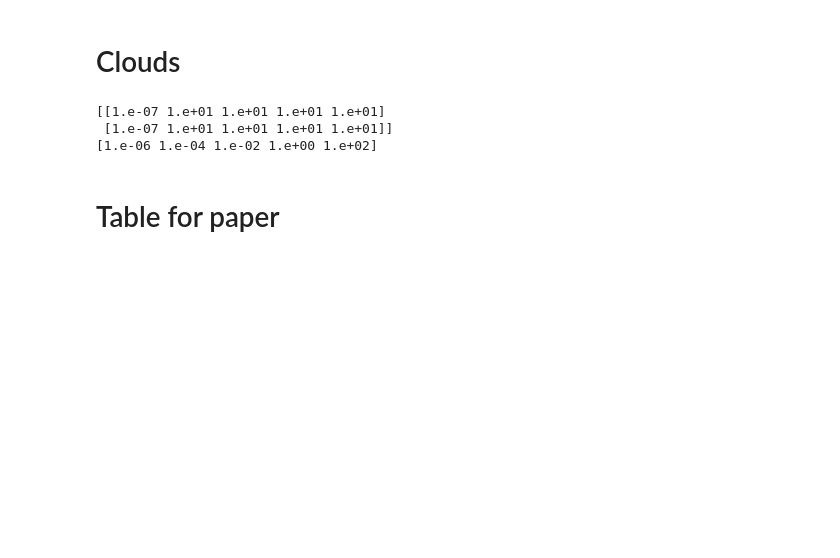
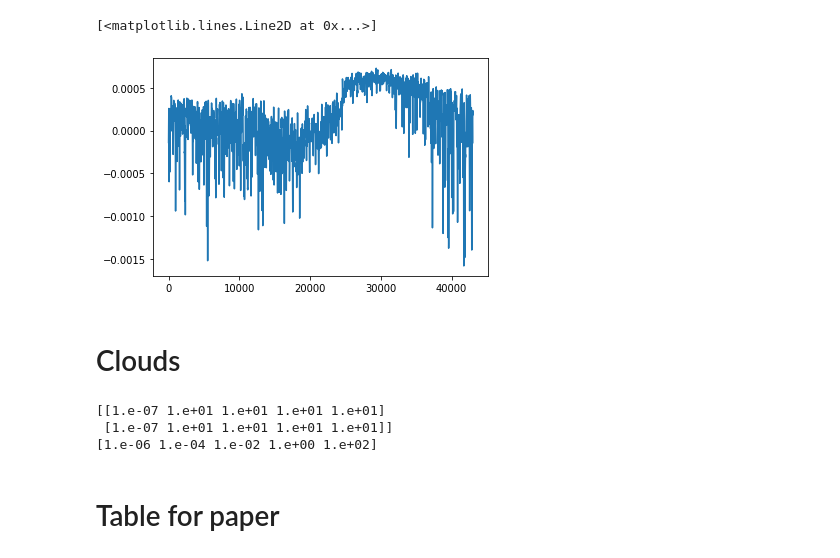
Before and after one commit to NatalieGrasser/atm_retrieval, a Jupyter notebook: atm_retrieval/debugging.ipynb, the cells around one changed output. Saved outputs shown, nothing was run; the diff lists cells and outputs as text; code cells hidden in the pictures; blank space fills up the shorter version.

```diff
--- a/atm_retrieval/debugging.ipynb
+++ b/atm_retrieval/debugging.ipynb
@@ -209,0 +278,5 @@ AttributeError: 'Retrieval' object has no attribute 'CCF_list'
+# %%
+plt.plot(model_wH2S.flatten()-model_orig.flatten())
+# %% [output]
+[<matplotlib.lines.Line2D at 0x...>]
+[figure, added]
```
Also changed, not shown: parts of 19 cells of this notebook, 3 other files.
